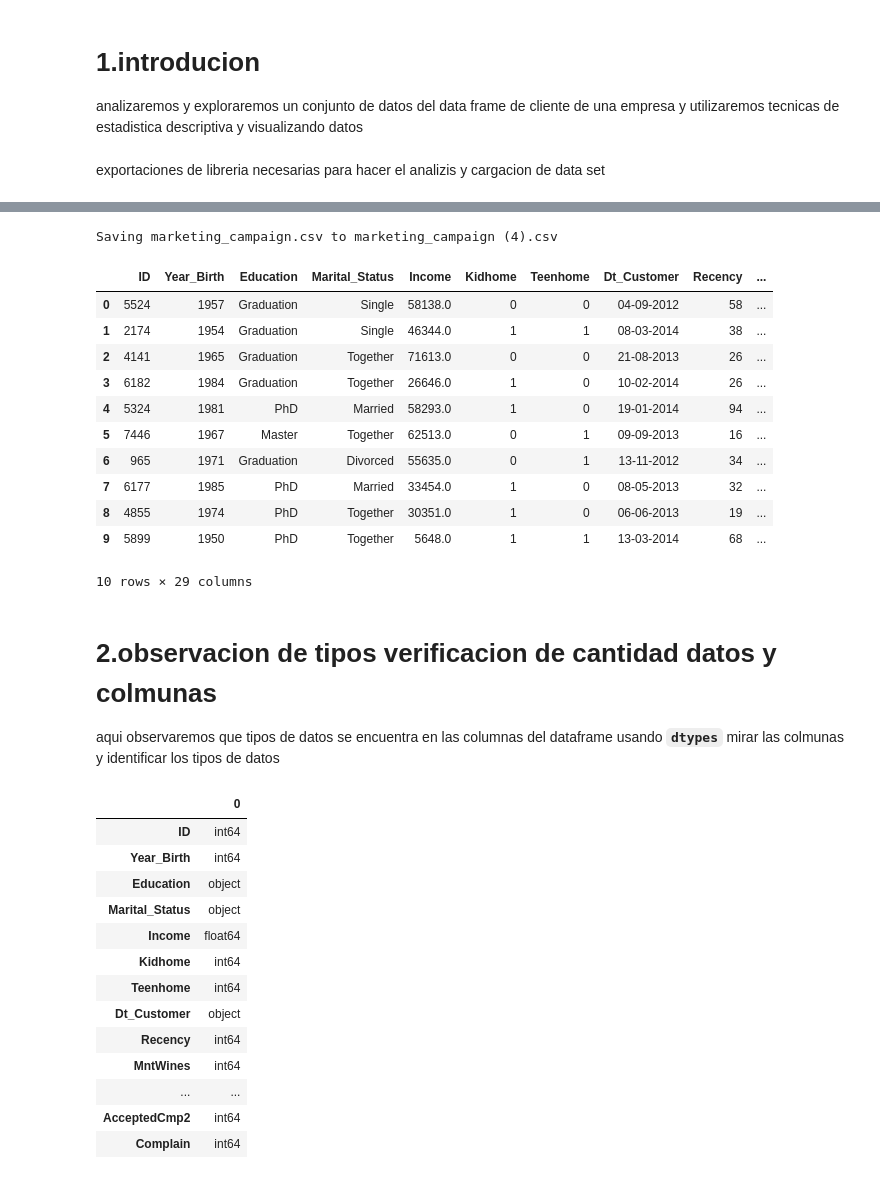
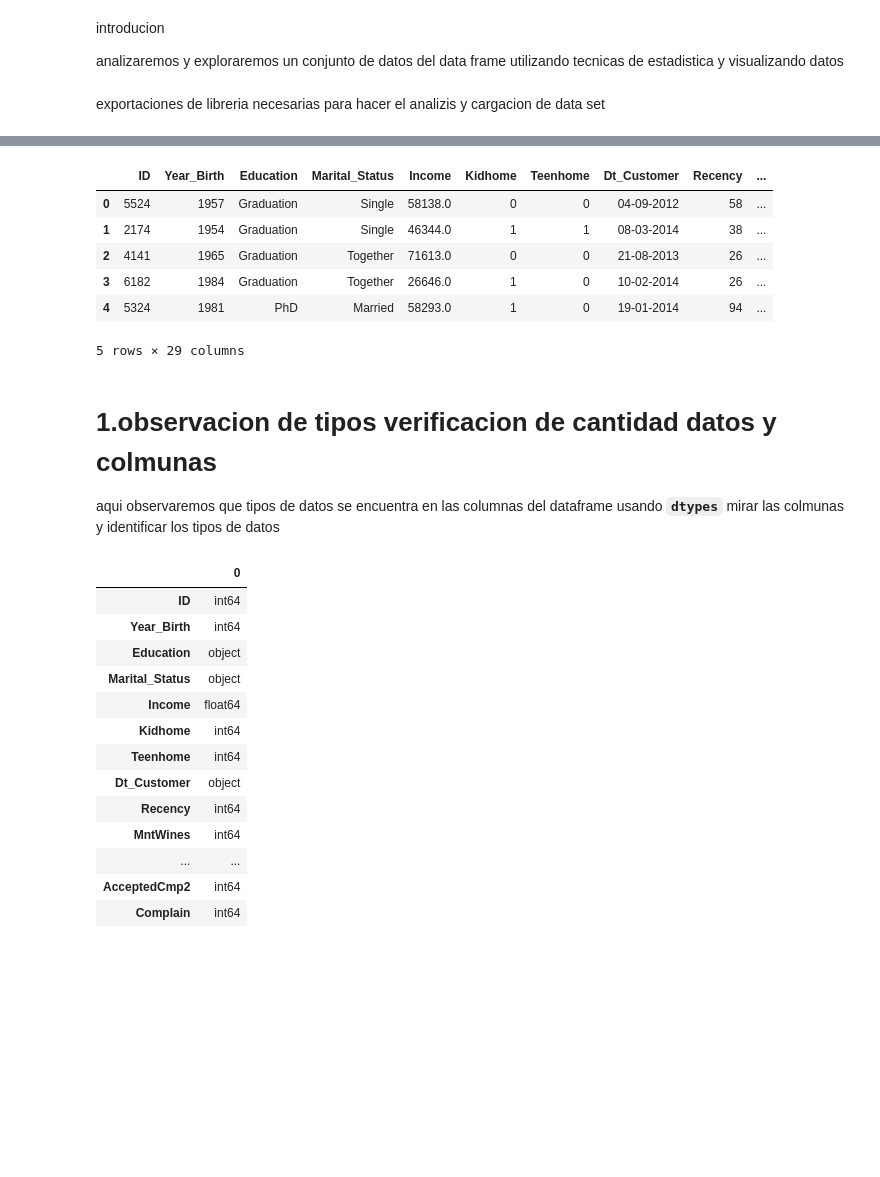
Before and after one commit to Felipe4356/EDA_FundamentosML_FelipeGodoy, a Jupyter notebook: evaluacion1_FelipeGodoy.ipynb, the cells around one changed output, grey strips where cells are left out. Drawn from its saved outputs; the diff is of its cells as text; code cells hidden in the pictures; blank space fills up the shorter version.

```diff
--- a/evaluacion1_FelipeGodoy.ipynb
+++ b/evaluacion1_FelipeGodoy.ipynb
@@ -1,10 +1,9 @@
 # %% [markdown]
 <a href="https://colab.research.google.com/github/Felipe4356/EDA_FundamentosML_FelipeGodoy/blob/main/evaluacion1_FelipeGodoy.ipynb" target="_parent"><img src="https://colab.research.google.com/assets/colab-badge.svg" alt="Open In Colab"/></a>
 # %% [markdown]
+introducion
 
-# **1.introducion**
-analizaremos   y exploraremos un conjunto de datos del data frame de cliente de
-una empresa y utilizaremos tecnicas de estadistica descriptiva y visualizando datos
+analizaremos   y exploraremos un conjunto de datos del data frame  utilizando tecnicas de estadistica y visualizando datos
 # %% [markdown]
 exportaciones de libreria necesarias para hacer el analizis y cargacion de data set
 # %%
@@ -16,5 +14,6 @@ from google.colab import files
 # %%
-uploaded = files.upload()
-df = pd.read_csv('marketing_campaign.csv', sep='\t')
-df.head(10)
+
+url = '/content/marketing_campaign.csv'
+df = pd.read_csv(url, sep="	")
+df.head(5)
 # %% [output]
@@ -22,18 +20,12 @@ df.head(10)
+|  | ID | Year_Birth | Education | Marital_Status | Income | Kidhome | Teenhome | Dt_Customer | Recency | ... |
+| 0 | 5524 | 1957 | Graduation | Single | 58138.0 | 0 | 0 | 04-09-2012 | 58 | ... |
+| 1 | 2174 | 1954 | Graduation | Single | 46344.0 | 1 | 1 | 08-03-2014 | 38 | ... |
+| 2 | 4141 | 1965 | Graduation | Together | 71613.0 | 0 | 0 | 21-08-2013 | 26 | ... |
+| 3 | 6182 | 1984 | Graduation | Together | 26646.0 | 1 | 0 | 10-02-2014 | 26 | ... |
+| 4 | 5324 | 1981 | PhD | Married | 58293.0 | 1 | 0 | 19-01-2014 | 94 | ... |
-Saving marketing_campaign.csv to marketing_campaign (4).csv
+5 rows × 29 columns
-|  | ID | Year_Birth | Education | Marital_Status | Income | Kidhome | Teenhome | Dt_Customer | Recency | ... |
-| 0 | 5524 | 1957 | Graduation | Single | 58138.0 | 0 | 0 | 04-09-2012 | 58 | ... |
-| 1 | 2174 | 1954 | Graduation | Single | 46344.0 | 1 | 1 | 08-03-2014 | 38 | ... |
-| 2 | 4141 | 1965 | Graduation | Together | 71613.0 | 0 | 0 | 21-08-2013 | 26 | ... |
-| 3 | 6182 | 1984 | Graduation | Together | 26646.0 | 1 | 0 | 10-02-2014 | 26 | ... |
-| 4 | 5324 | 1981 | PhD | Married | 58293.0 | 1 | 0 | 19-01-2014 | 94 | ... |
-| 5 | 7446 | 1967 | Master | Together | 62513.0 | 0 | 1 | 09-09-2013 | 16 | ... |
-| 6 | 965 | 1971 | Graduation | Divorced | 55635.0 | 0 | 1 | 13-11-2012 | 34 | ... |
-| 7 | 6177 | 1985 | PhD | Married | 33454.0 | 1 | 0 | 08-05-2013 | 32 | ... |
-| 8 | 4855 | 1974 | PhD | Together | 30351.0 | 1 | 0 | 06-06-2013 | 19 | ... |
-| 9 | 5899 | 1950 | PhD | Together | 5648.0 | 1 | 1 | 13-03-2014 | 68 | ... |
-10 rows × 29 columns
 # %% [markdown]
-# 2.observacion de tipos verificacion de  cantidad datos y colmunas
+# 1.observacion de tipos verificacion de  cantidad datos y colmunas
 
 aqui observaremos que tipos de datos se encuentra en las columnas del dataframe usando **`dtypes`** mirar las colmunas y identificar los tipos de datos
 # %%
```
Also changed, not shown: parts of 33 cells of this notebook.
